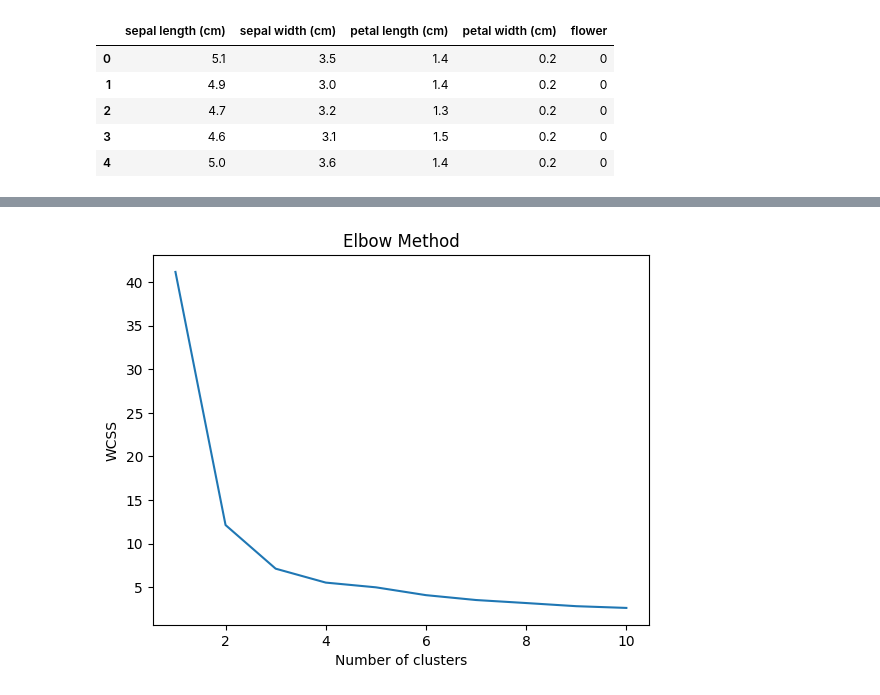
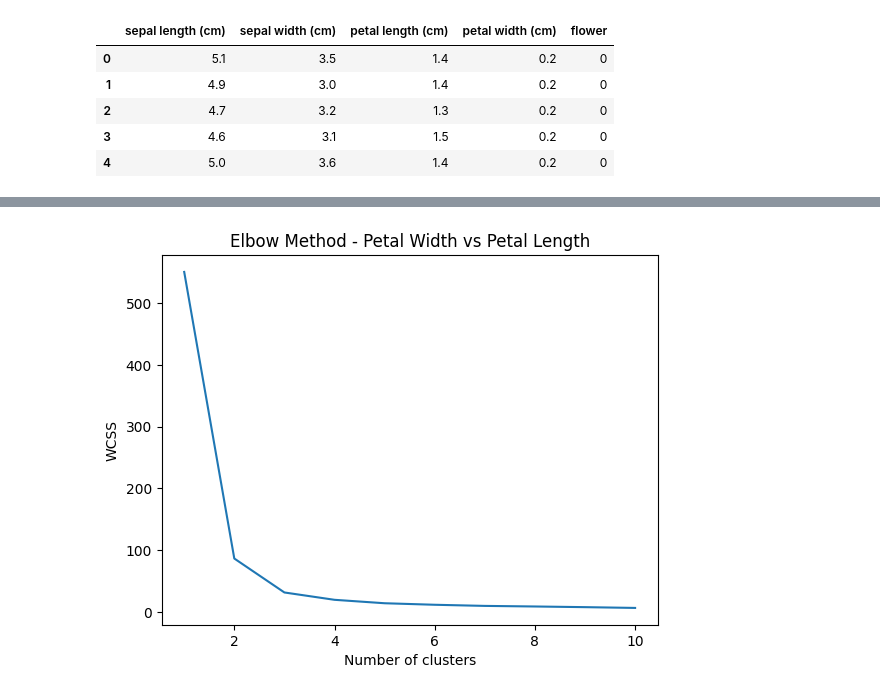
Before and after one commit to TeachDian/Jupyter-Activities, a Jupyter notebook: SLM 2 - ACTIVITY UNSUPERVISED LEARNING/Unsupervised Learning.ipynb, the cells around one changed output, grey strips where cells are left out. Saved outputs shown, nothing was run; the diff lists cells and outputs as text; code cells hidden in the pictures.

```diff
--- a/SLM 2 - ACTIVITY UNSUPERVISED LEARNING/Unsupervised Learning.ipynb
+++ b/SLM 2 - ACTIVITY UNSUPERVISED LEARNING/Unsupervised Learning.ipynb
@@ -19,3 +19,19 @@ df.head()
 | 2 | 4.7 | 3.2 | 1.3 | 0.2 | 0 |
 | 3 | 4.6 | 3.1 | 1.5 | 0.2 | 0 |
 | 4 | 5.0 | 3.6 | 1.4 | 0.2 | 0 |
+# %%
+iris = load_iris()
+data = iris.data[:, 2:4]
+kmeans = KMeans(n_clusters=3, random_state=42)
+kmeans.fit(data)
+predicted_labels = kmeans.labels_
+centroids = kmeans.cluster_centers_
+plt.scatter(data[:, 0], data[:, 1], c=predicted_labels)
+plt.scatter(centroids[:, 0], centroids[:, 1], marker='*', s=150, c='black', label='Centroids')
+
+plt.xlabel('Petal Width (cm)')
+plt.ylabel('Petal Length (cm)')
+plt.title('Iris flower clusters using petal width and length features')
+plt.legend()
+
+plt.show()
@@ -22,15 +40,18 @@ df.head()
 # %%
-scaler = MinMaxScaler()
-scaled_data = scaler.fit_transform(df.drop('flower', axis=1))  # Scale features, exclude target
-WCSS = []
-for i in range(1, 11):
-    kmeans = KMeans(n_clusters=i, init='k-means++', random_state=42)
-    kmeans.fit(scaled_data)
-    WCSS.append(kmeans.inertia_)  # Inertia is the sum of squared distances to cluster centers
-plt.plot(range(1, 11), WCSS)
-plt.title('Elbow Method')
+iris = load_iris()
+data = iris.data[:, 2:4]
+# WCSS (Within-Cluster Sum of Squares) calculation for Elbow Method - Google
+wcss = []
+for k in range(1, 11):
+  kmeans = KMeans(n_clusters=k, random_state=42)
+  kmeans.fit(data)
+  wcss.append(kmeans.inertia_)
+
+# Elbow plot
+plt.plot(range(1, 11), wcss)
+plt.title('Elbow Method - Petal Width vs Petal Length')
 plt.xlabel('Number of clusters')
 plt.ylabel('WCSS')
 plt.show()
 # %% [output]
-[figure, old version]
+[figure, new version]
```
Also changed, not shown: parts of 1 cell of this notebook.
